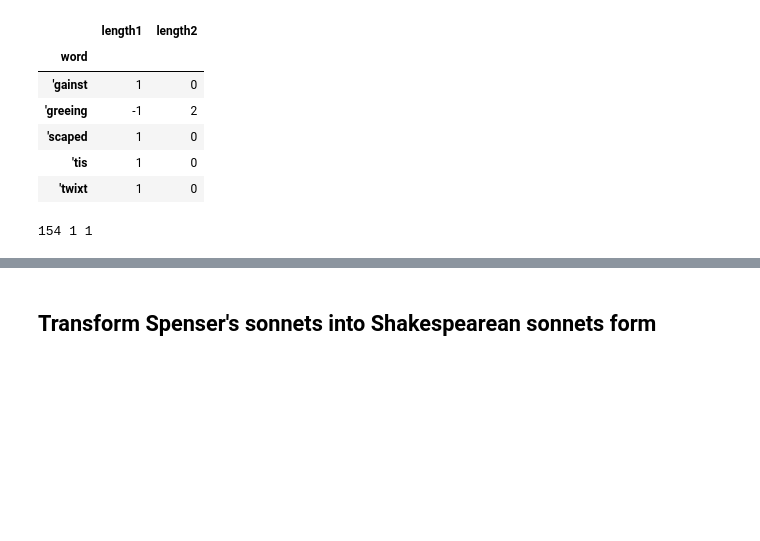
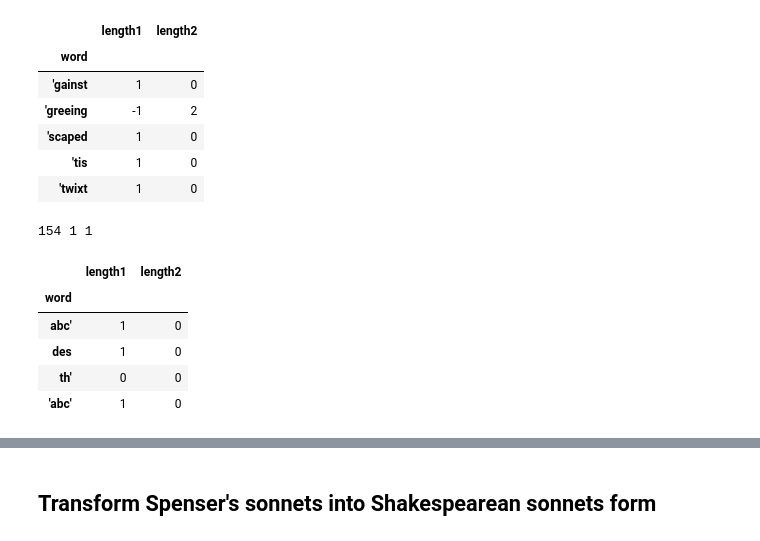
Before and after one commit to cjackal/CS155_PROJECT3, a Jupyter notebook: notebook.ipynb, the cells around one changed output, grey strips where cells are left out. Saved outputs shown, nothing was run; the diff lists cells and outputs as text; code cells hidden in the pictures; blank space fills up the shorter version.

Commit message:
NLTK dictionary function corrected

```diff
--- a/notebook.ipynb
+++ b/notebook.ipynb
@@ -75,3 +75,14 @@ print(len(l), max(l), min(l))
 ### Syllable length can vary at most 1
 # %% [output]
 154 1 1
+# %%
+df_syl, df_stress = Dictionary.sylAndStr_nltk({"th'", "des'", "abc'","'abc'"}, dict_syl=syl_dict)
+# %%
+df_syl.head()
+# %% [output]
+|  | length1 | length2 |
+| word |  |  |
+| abc' | 1 | 0 |
+| des | 1 | 0 |
+| th' | 0 | 0 |
+| 'abc' | 1 | 0 |
```
Also changed, not shown: parts of 21 cells of this notebook, 5 other files.
